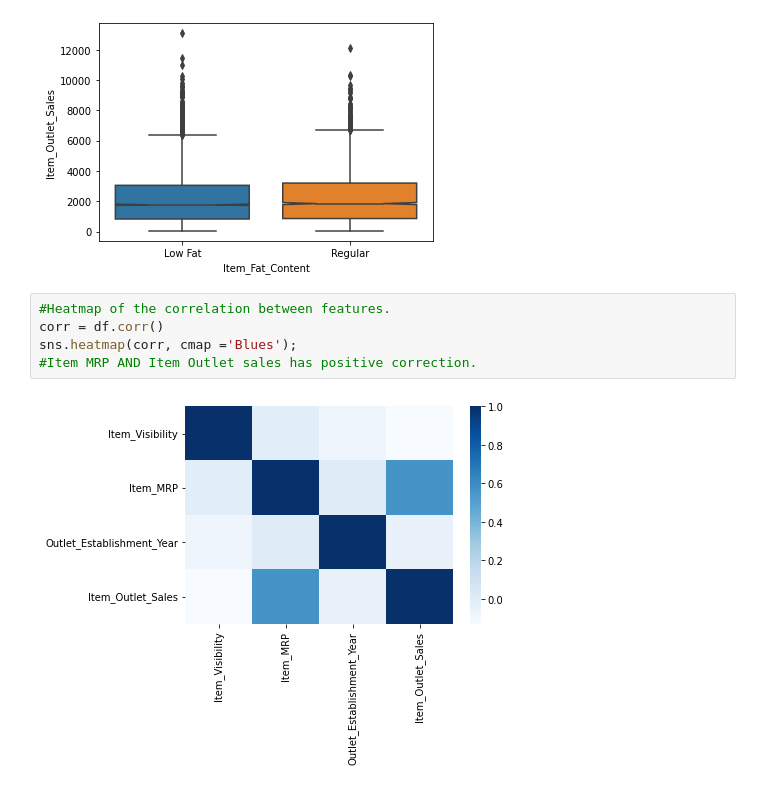
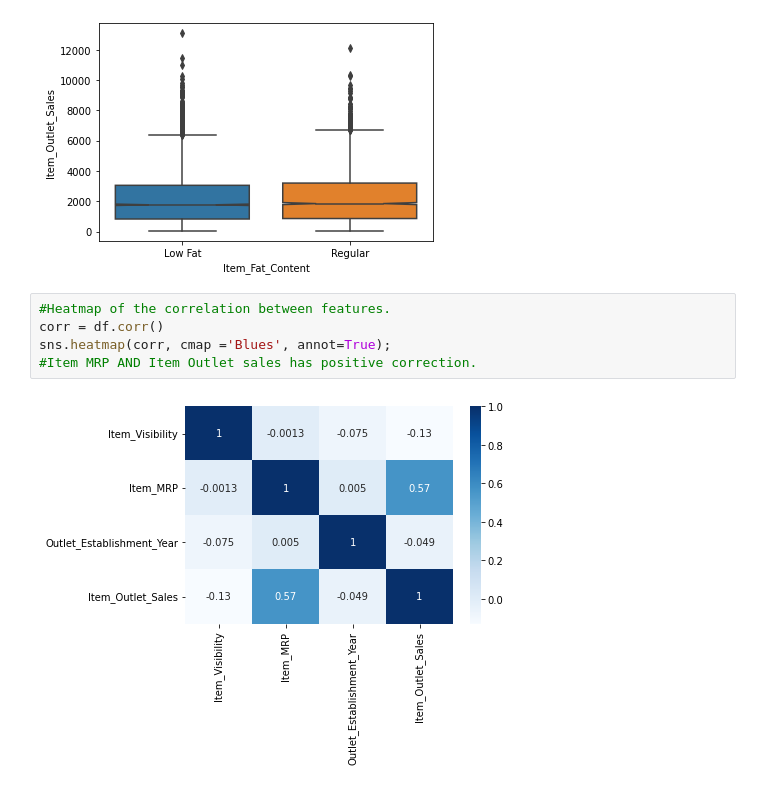
Before and after one commit to ivyyyyyliu/Food-Sales-Prediction, a Jupyter notebook: Food_Sale_Prediction_Part_3.ipynb, the cells around one changed output. Saved outputs shown, nothing was run; the diff lists cells and outputs as text.

```diff
--- a/Food_Sale_Prediction_Part_3.ipynb
+++ b/Food_Sale_Prediction_Part_3.ipynb
@@ -179,7 +180,7 @@ sns.boxplot(data=df, y='Item_Outlet_Sales', x='Item_Fat_Content', notch=True);
 # %%
 #Heatmap of the correlation between features.
 corr = df.corr()
-sns.heatmap(corr, cmap ='Blues');
+sns.heatmap(corr, cmap ='Blues', annot=True);
 #Item MRP AND Item Outlet sales has positive correction.
 # %% [output]
-[figure, old version]
+[figure, new version]
```
Also changed, not shown: parts of 10 cells of this notebook.
